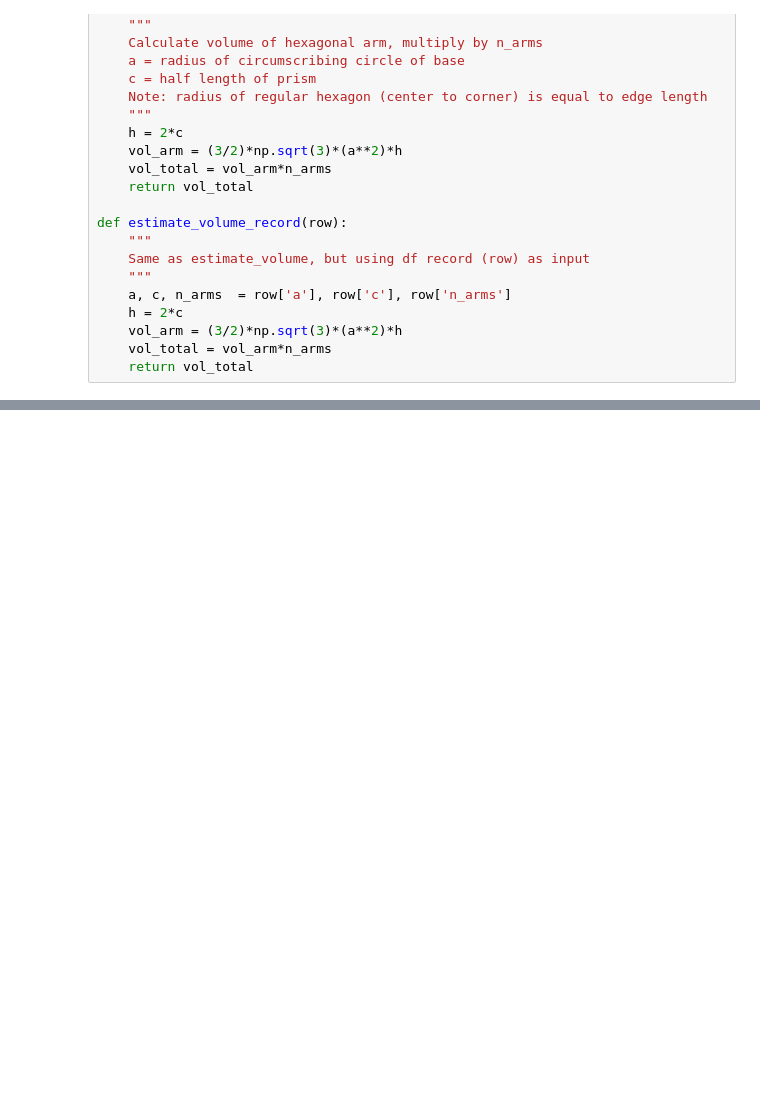
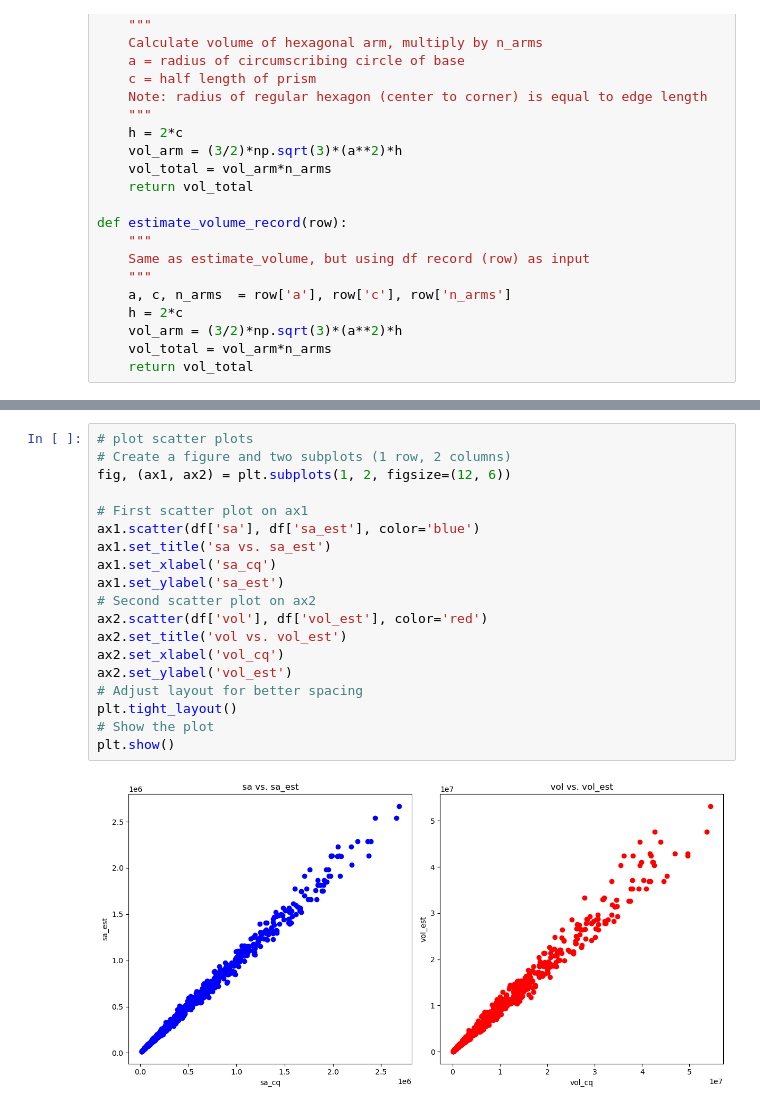
Before and after one commit to josephko91/ice3d, a Jupyter notebook: notebooks/13-vol-area-validation.ipynb, the cells around one changed output, grey strips where cells are left out. Cells and saved outputs as stored; diff of their text form; blank space fills up the shorter version.

Commit message:
scatter plot

```diff
--- a/notebooks/13-vol-area-validation.ipynb
+++ b/notebooks/13-vol-area-validation.ipynb
@@ -127,3 +128,24 @@ df.head()
 | 2 | 467 | 23.099454 | 192.728857 | 1.098121 | 0.954690 | 1.195944 | 9 | 4.982213e+05 | 4.760632e+06 | 0.173776 | 0.010429 | ... |
 | 3 | 108 | 20.294761 | 119.374457 | 1.108128 | 0.842439 | 0.830997 | 4 | 1.199412e+05 | 9.377617e+05 | 0.141283 | 0.012750 | ... |
 | 4 | 951 | 48.184350 | 440.141594 | 1.144934 | 1.077983 | 0.824688 | 7 | 1.843764e+06 | 4.032438e+07 | 0.183914 | 0.013510 | ... |
+# %%
+# plot scatter plots
+# Create a figure and two subplots (1 row, 2 columns)
+fig, (ax1, ax2) = plt.subplots(1, 2, figsize=(12, 6))
+
+# First scatter plot on ax1
+ax1.scatter(df['sa'], df['sa_est'], color='blue')
+ax1.set_title('sa vs. sa_est')
+ax1.set_xlabel('sa_cq')
+ax1.set_ylabel('sa_est')
+# Second scatter plot on ax2
+ax2.scatter(df['vol'], df['vol_est'], color='red')
+ax2.set_title('vol vs. vol_est')
+ax2.set_xlabel('vol_cq')
+ax2.set_ylabel('vol_est')
+# Adjust layout for better spacing
+plt.tight_layout()
+# Show the plot
+plt.show()
+# %% [output]
+[figure, added]
```
Also changed, not shown: parts of 1 cell of this notebook.
